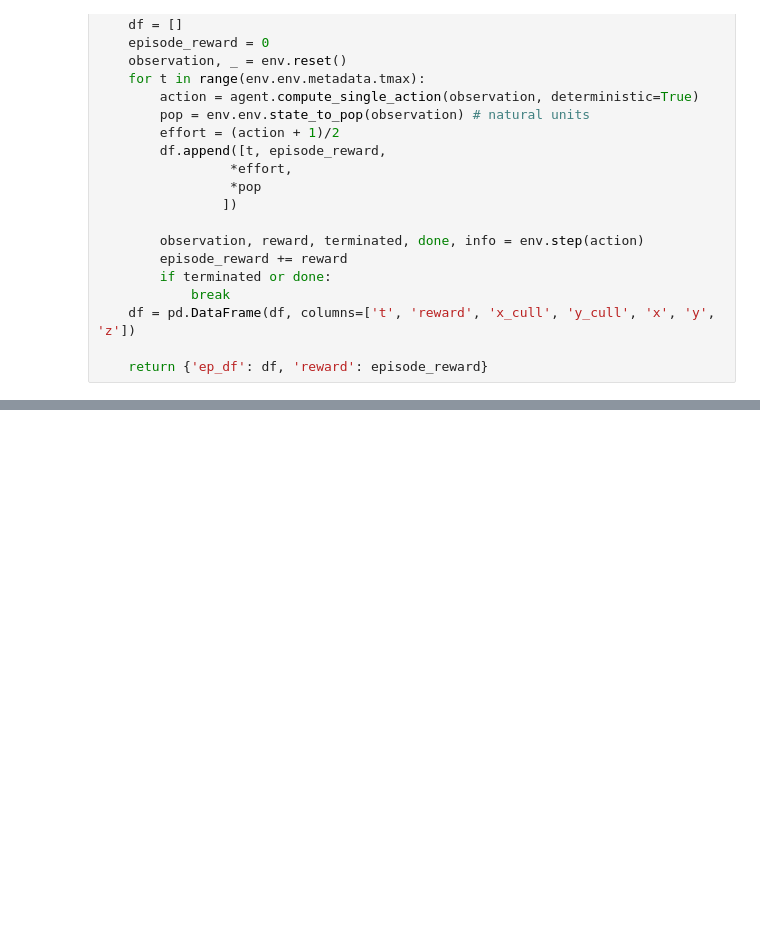
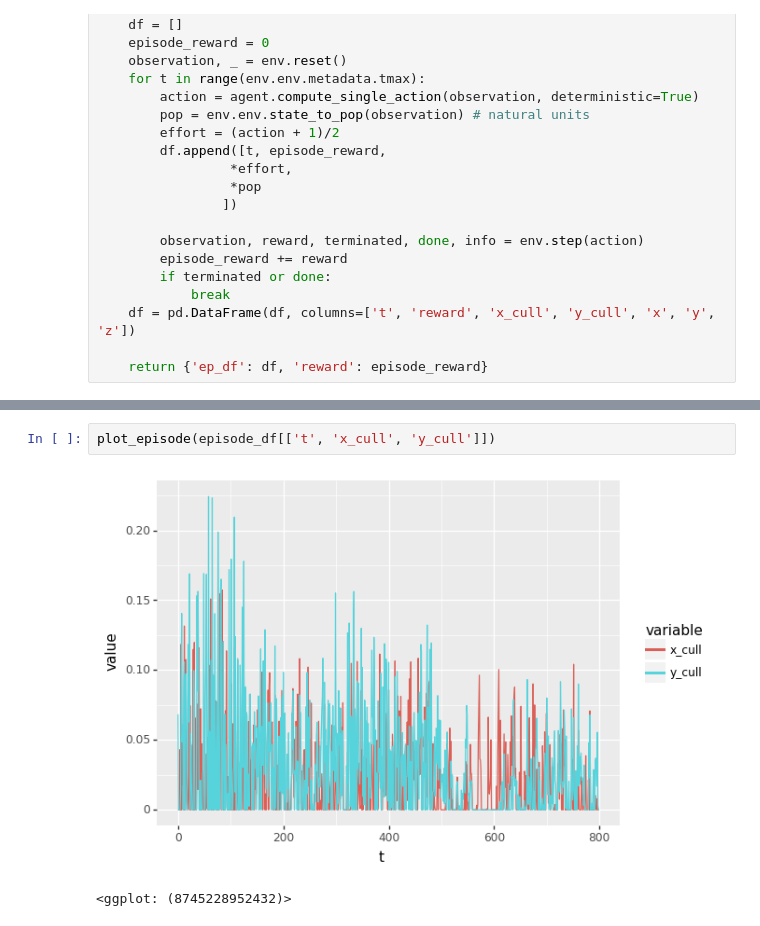
Before and after one commit to boettiger-lab/rl-eco-benchmarks, a Jupyter notebook: src/examples.ipynb, the cells around one changed output, grey strips where cells are left out. Saved outputs shown, nothing was run; the diff lists cells and outputs as text; blank space fills up the shorter version.

```diff
--- a/src/examples.ipynb
+++ b/src/examples.ipynb
@@ -156,0 +174,5 @@ plot_episode(episode_df)
+# %%
+plot_episode(episode_df[['t', 'x_cull', 'y_cull']])
+# %% [output]
+[figure, added]
+<ggplot: (8745228952432)>
```
Also changed, not shown: parts of 6 cells of this notebook.
